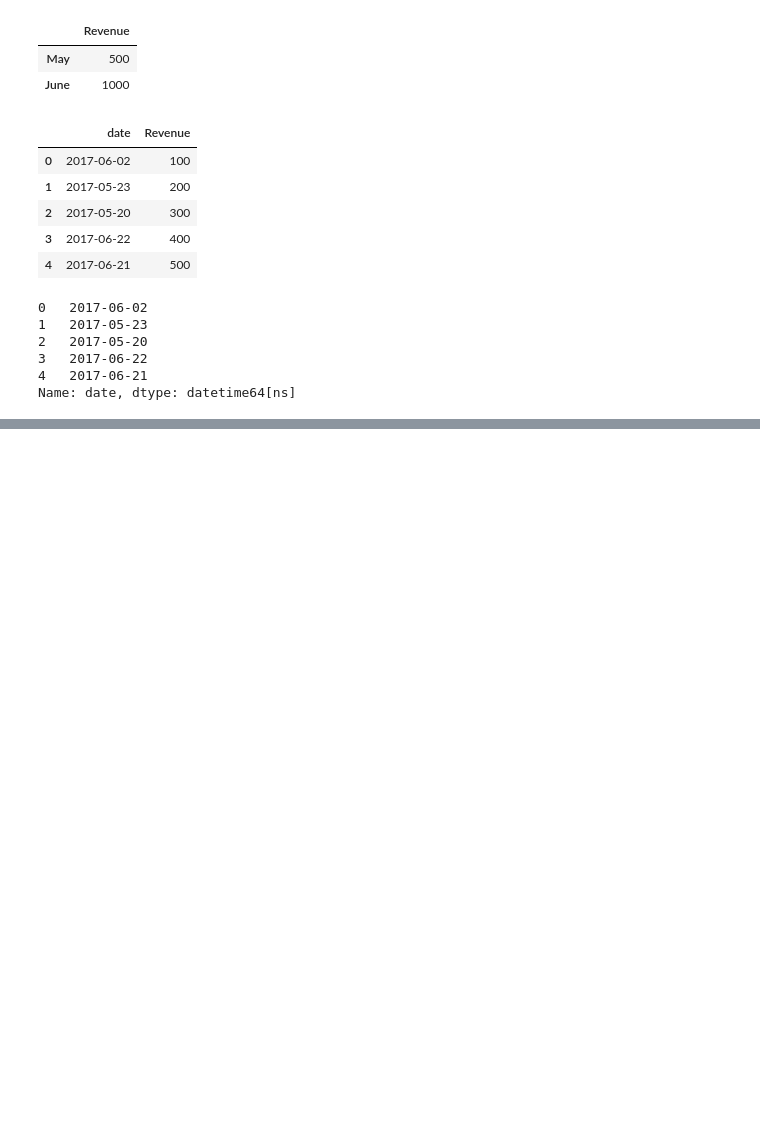
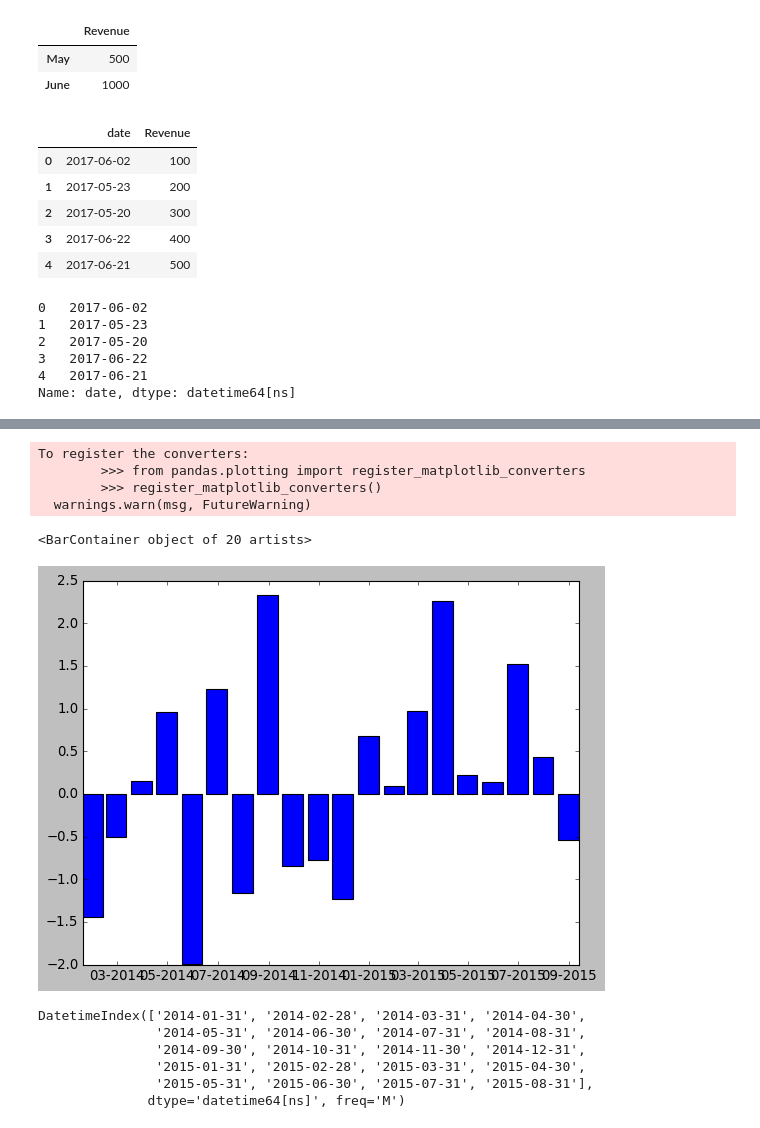
Before and after one commit to escueladevhack/curso-python, a Jupyter notebook: notebooks/clase11/MatPlotLib.ipynb, the cells around one changed output, grey strips where cells are left out. Saved outputs shown, nothing was run; the diff lists cells and outputs as text; code cells hidden in the pictures; blank space fills up the shorter version.

```diff
--- a/notebooks/clase11/MatPlotLib.ipynb
+++ b/notebooks/clase11/MatPlotLib.ipynb
@@ -248,0 +271,24 @@ fig.xaxis.set_major_locator(months)
+# %%
+rng = pd.date_range('1/1/2014', periods=20, freq='m')
+blah = pd.DataFrame(data = np.random.randn(len(rng)), index=pd.to_datetime(rng))
+
+fig, ax = plt.subplots()
+
+ax.xaxis.set_major_formatter(mdates.DateFormatter('%m-%Y'))
+ax.bar(blah.index, blah[0], width=25, align='center')
+# %% [output]
+To register the converters:
+        >>> from pandas.plotting import register_matplotlib_converters
+        >>> register_matplotlib_converters()
+  warnings.warn(msg, FutureWarning)
+<BarContainer object of 20 artists>
+[figure, added]
+# %%
+rng
+# %% [output]
+DatetimeIndex(['2014-01-31', '2014-02-28', '2014-03-31', '2014-04-30',
+               '2014-05-31', '2014-06-30', '2014-07-31', '2014-08-31',
+               '2014-09-30', '2014-10-31', '2014-11-30', '2014-12-31',
+               '2015-01-31', '2015-02-28', '2015-03-31', '2015-04-30',
+               '2015-05-31', '2015-06-30', '2015-07-31', '2015-08-31'],
+              dtype='datetime64[ns]', freq='M')
```
Also changed, not shown: parts of 16 cells of this notebook, 4 other files.
